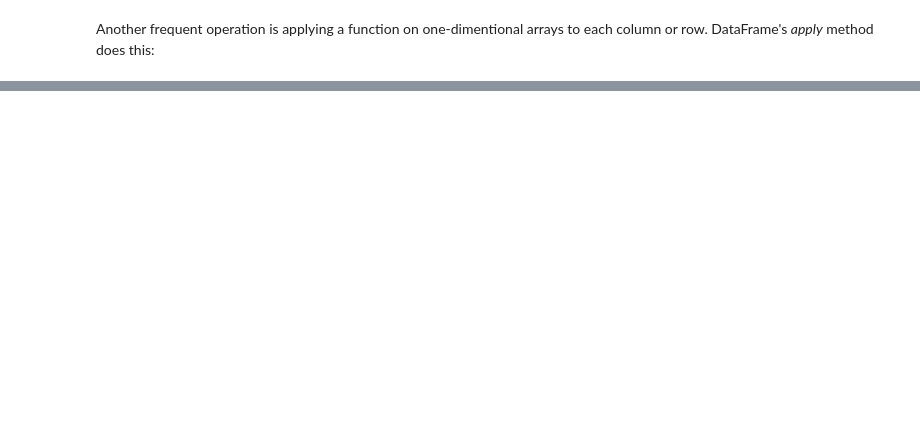
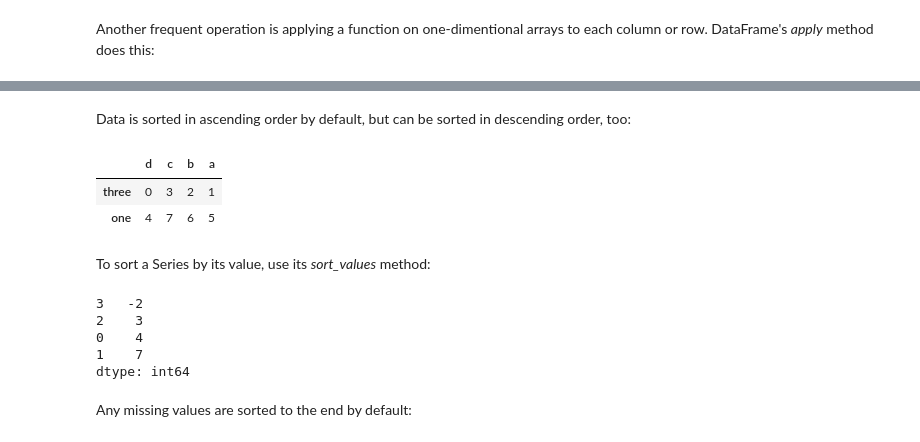
Before and after one commit to damipaigu/Python-Learning-Notes, a Jupyter notebook: Python for Data Analysis.ipynb, the cells around one changed output, grey strips where cells are left out. Saved outputs shown, nothing was run; the diff lists cells and outputs as text; code cells hidden in the pictures; blank space fills up the shorter version.

```diff
--- a/Python for Data Analysis.ipynb
+++ b/Python for Data Analysis.ipynb
@@ -2555,0 +2620,21 @@ NameError: name 'frame' is not defined
+# %% [markdown]
+Data is sorted in ascending order by default, but can be sorted in descending order, too:
+# %%
+frame.sort_index(axis=1, ascending=False)
+# %% [output]
+|  | d | c | b | a |
+| three | 0 | 3 | 2 | 1 |
+| one | 4 | 7 | 6 | 5 |
+# %% [markdown]
+To sort a Series by its value, use its _sort_values_ method:
+# %%
+obj = pd.Series([4, 7, 3, -2])
+obj.sort_values()
+# %% [output]
+3   -2
+2    3
+0    4
+1    7
+dtype: int64
+# %% [markdown]
+Any missing values are sorted to the end by default:
```
Also changed, not shown: parts of 23 cells of this notebook.
